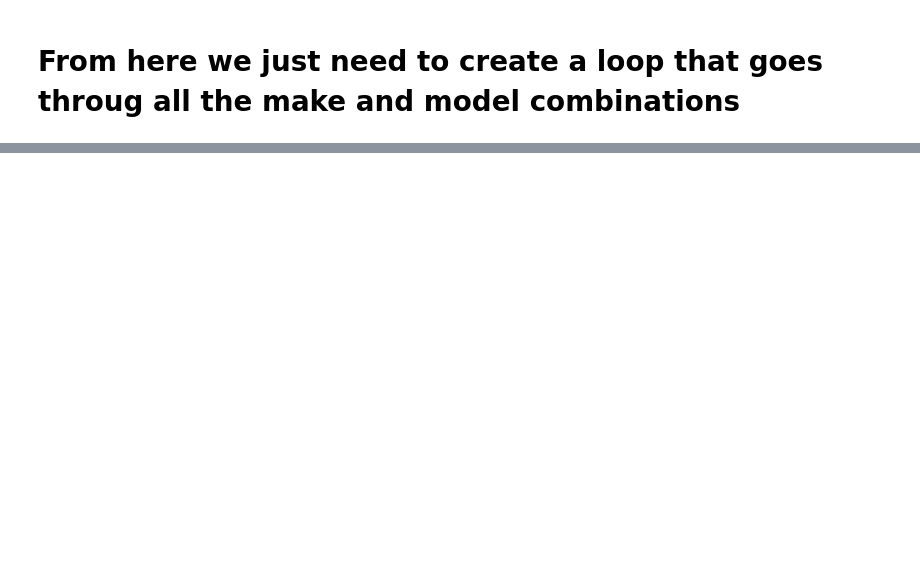
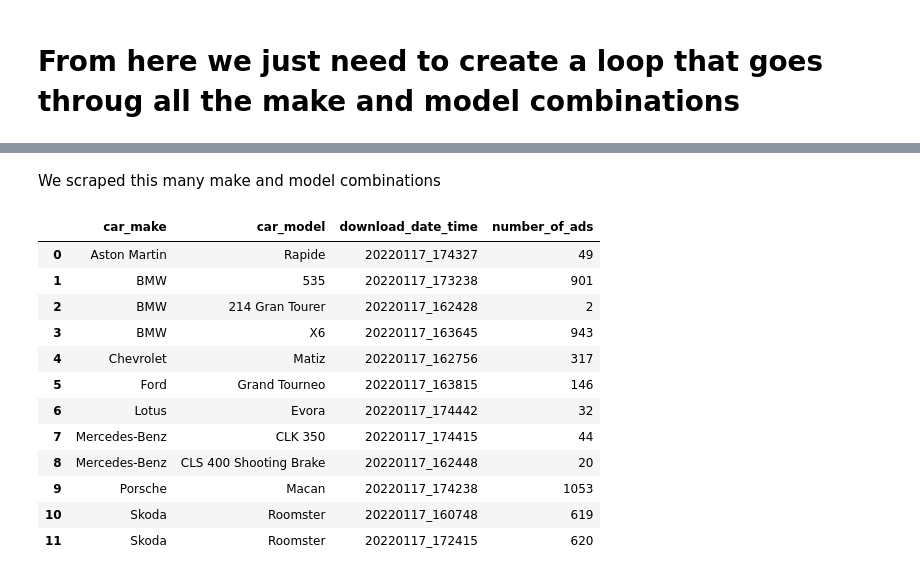
Before and after one commit to krinya/mobile_de_scraping, a Jupyter notebook: 02_get_links_from_one_page.ipynb, the cells around one changed output, grey strips where cells are left out. Cells and saved outputs as stored; diff of their text form; code cells hidden in the pictures; blank space fills up the shorter version.

```diff
--- a/02_get_links_from_one_page.ipynb
+++ b/02_get_links_from_one_page.ipynb
@@ -258,0 +342,20 @@ Driver [C:\Users\menyh\.wdm\drivers\chromedriver\win32\97.0.4692.71\chromedriver
+# %% [markdown]
+We scraped this many make and model combinations
+# %%
+count_ads = make_model_ads_data.groupby(['car_make', 'car_model', 'download_date_time'], dropna=False).agg(number_of_ads=('ad_link', 'count'))
+count_ads = count_ads.reset_index()
+count_ads
+# %% [output]
+|  | car_make | car_model | download_date_time | number_of_ads |
+| 0 | Aston Martin | Rapide | 20220117_174327 | 49 |
+| 1 | BMW | 535 | 20220117_173238 | 901 |
+| 2 | BMW | 214 Gran Tourer | 20220117_162428 | 2 |
+| 3 | BMW | X6 | 20220117_163645 | 943 |
+| 4 | Chevrolet | Matiz | 20220117_162756 | 317 |
+| 5 | Ford | Grand Tourneo | 20220117_163815 | 146 |
+| 6 | Lotus | Evora | 20220117_174442 | 32 |
+| 7 | Mercedes-Benz | CLK 350 | 20220117_174415 | 44 |
+| 8 | Mercedes-Benz | CLS 400 Shooting Brake | 20220117_162448 | 20 |
+| 9 | Porsche | Macan | 20220117_174238 | 1053 |
+| 10 | Skoda | Roomster | 20220117_160748 | 619 |
+| 11 | Skoda | Roomster | 20220117_172415 | 620 |
```
Also changed, not shown: parts of 14 cells of this notebook, 12 other files.
